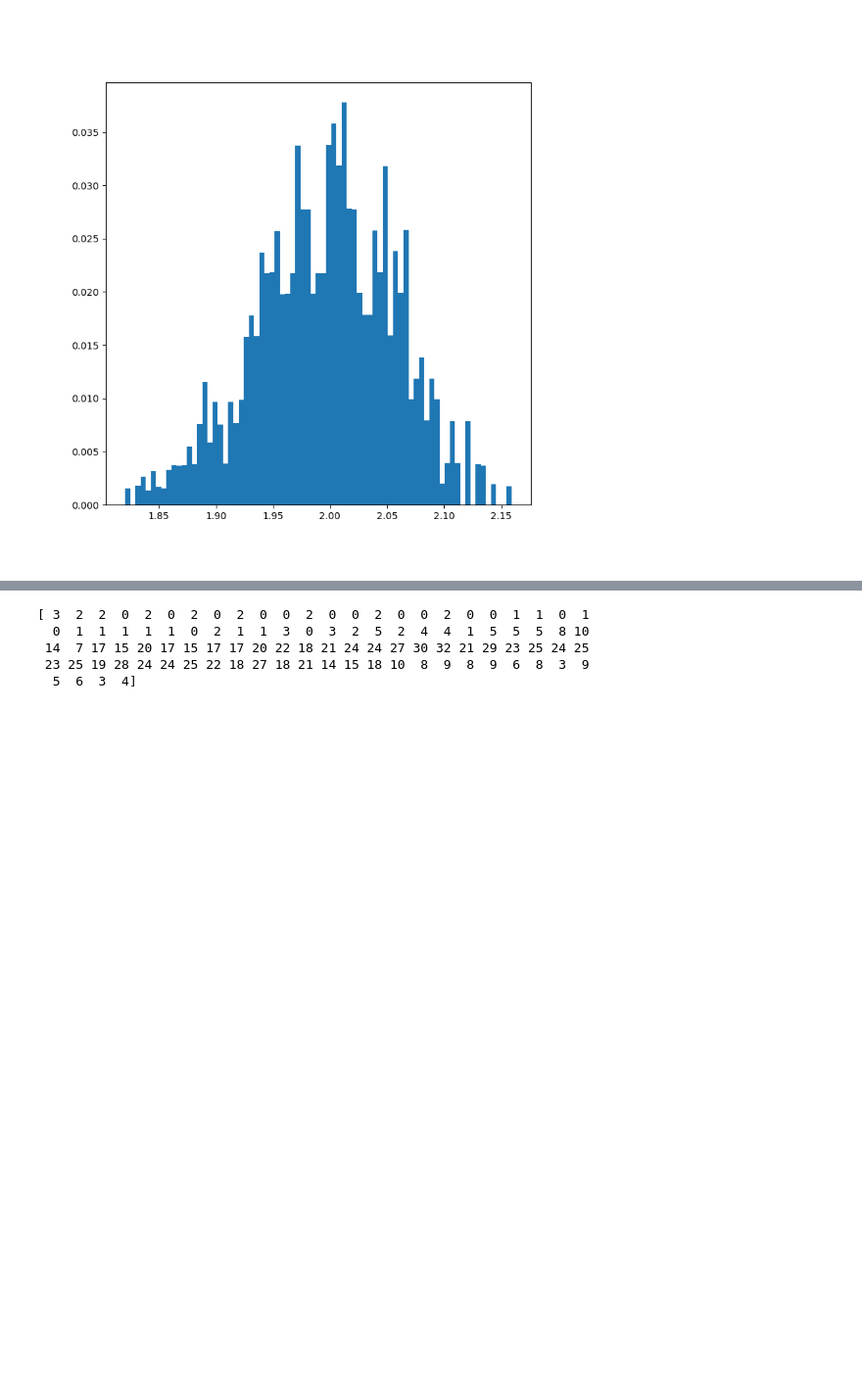
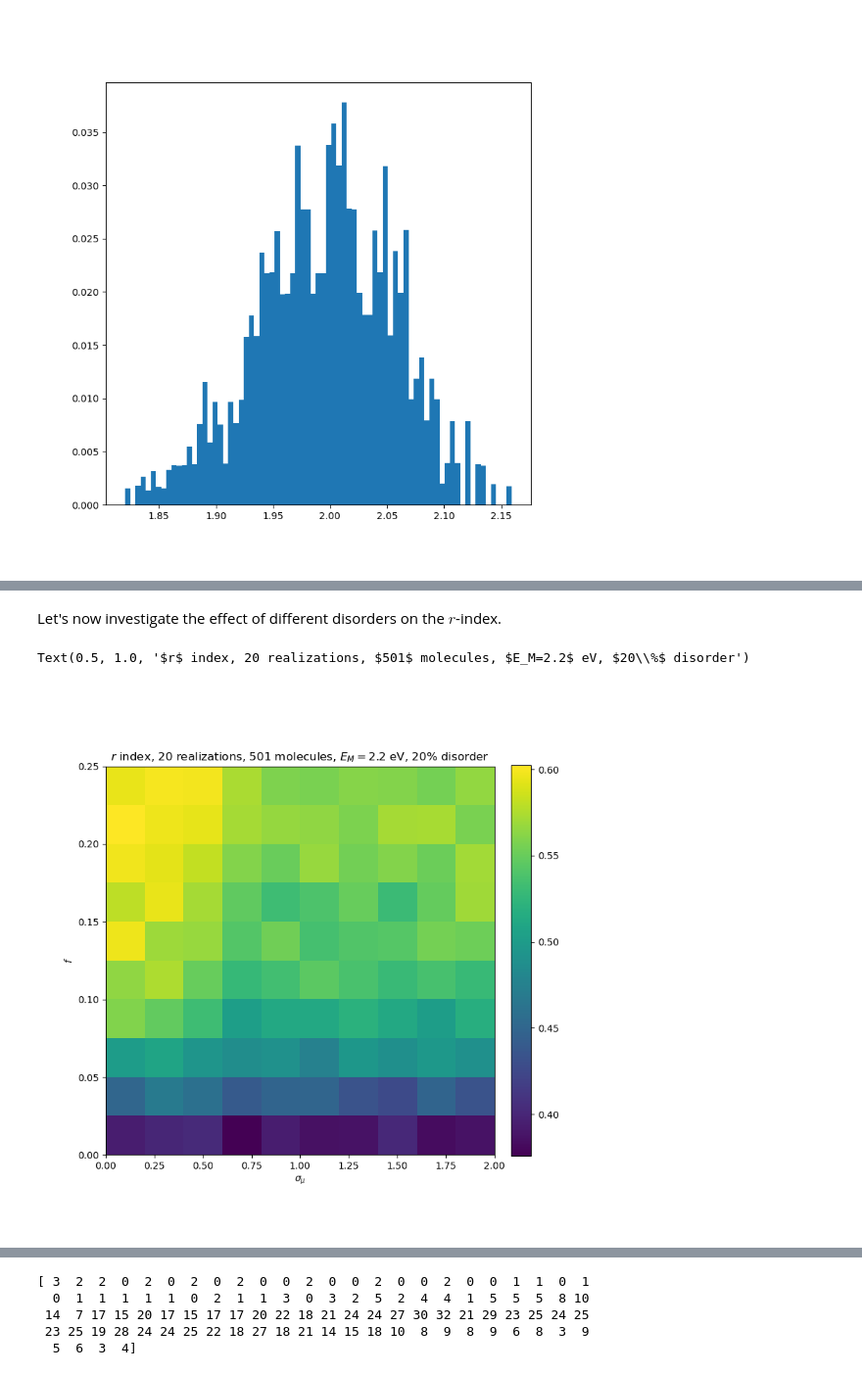
Before and after one commit to brianz98/eigenstate-thermolization, a Jupyter notebook: eigenstate-thermolization.ipynb, the cells around one changed output, grey strips where cells are left out. Shown at 98% size. Cells and saved outputs as stored; diff of their text form; code cells hidden in the pictures; blank space fills up the shorter version.

Commit message:
New data

```diff
--- a/eigenstate-thermolization.ipynb
+++ b/eigenstate-thermolization.ipynb
@@ -257,0 +283,21 @@ get_gap_distribution(qw, nreal=5, num_bins=150, start=50, end=50, hist_range=(0,
+# %% [markdown]
+Let's now investigate the effect of different disorders on the $r$-index.
+# %%
+r_indx = np.zeros((15,15))
+for i,f in enumerate(np.linspace(0,0.25,10)):
+    for j,mu_sigma in enumerate(np.linspace(0,2,10)):
+        qw = QuantumWire(num_mol=501, omega_r=0.3, a=10e-9, Ly=400e-9, Lz=200e-9, eps=3, em_mean=2.2, em_sigma=0.2, mu_sigma=mu_sigma, f=f)
+        r_indx[i,j] = get_r_index(qw, 10)
+
+np.savetxt('data/501_0.3_2.2_0.2_0-2_0-0.25.dat', r_indx)
+# %%
+f,ax = plt.subplots(figsize=(8,8))
+im = ax.imshow(r_indx[:10,:10],extent=[0,2,0.25,0],aspect=8)
+ax.invert_yaxis()
+ax.set_xlabel(r'$\sigma_{\mu}$')
+ax.set_ylabel(r'$f$')
+f.colorbar(im,ax=ax,fraction=0.046,pad=0.04)
+ax.set_title(r'$r$ index, 20 realizations, $501$ molecules, $E_M=2.2$ eV, $20\%$ disorder')
+# %% [output]
+Text(0.5, 1.0, '$r$ index, 20 realizations, $501$ molecules, $E_M=2.2$ eV, $20\\%$ disorder')
+[figure, added]
```
Also changed, not shown: parts of 25 cells of this notebook, 4 other files.
